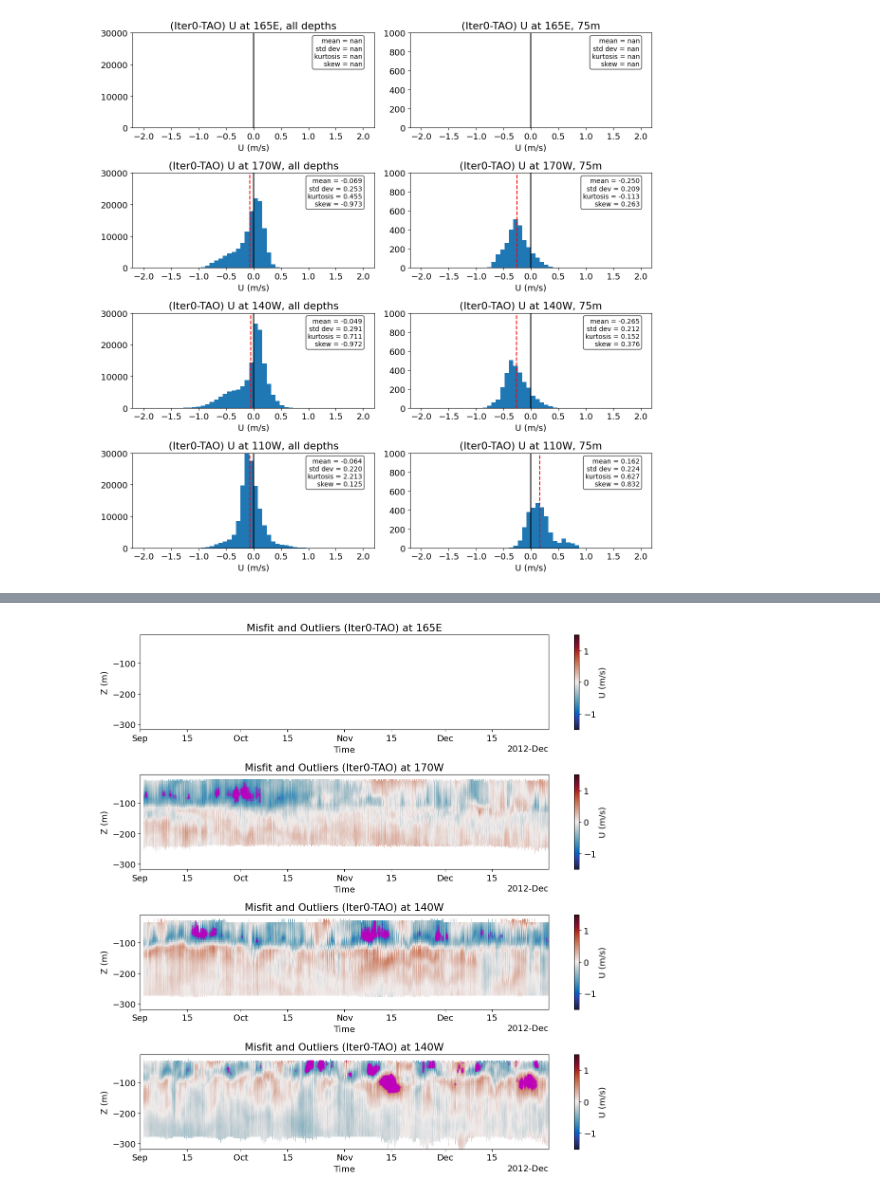
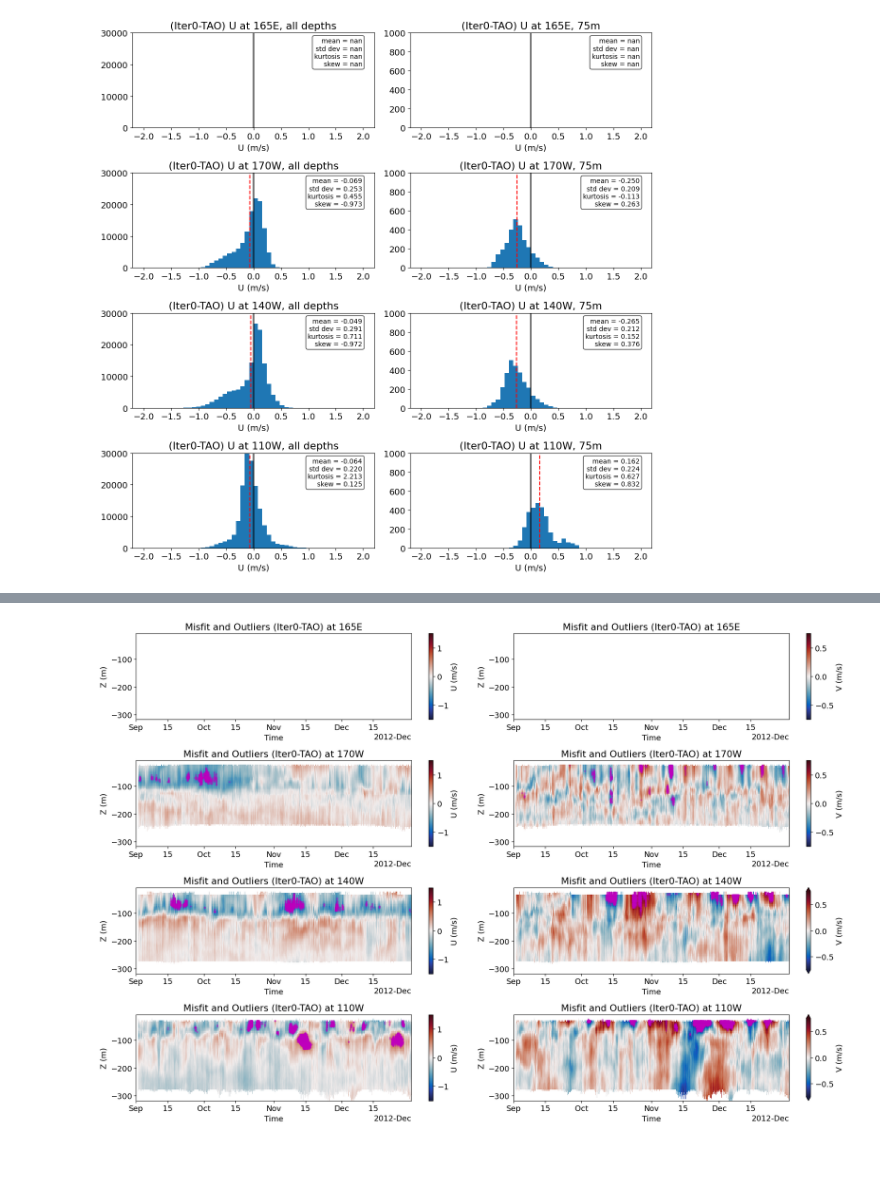
Before and after one commit to eldavenport/TPOSE6_VelocityAssim, a Jupyter notebook: Iter0/VelocityMisft/TPOSE_prof_velocity_misfit.ipynb, the cells around one changed output, grey strips where cells are left out. Saved outputs shown, nothing was run; the diff lists cells and outputs as text; code cells hidden in the pictures; blank space fills up the shorter version.

```diff
--- a/Iter0/VelocityMisft/TPOSE_prof_velocity_misfit.ipynb
+++ b/Iter0/VelocityMisft/TPOSE_prof_velocity_misfit.ipynb
@@ -871,51 +1599,95 @@ plt.savefig('adcp_iter0_outliers.png')
 # %%
 
-fig, ax = plt.subplots(figsize=(12,12),nrows=4)
+fig, ax = plt.subplots(figsize=(18,12),nrows=4,ncols=2)
 diff = (U6_165E[:,:,0,0] - U6_TAO_165E[:,:,0,0]).sel(time=slice('2012-09-01', None))
 z_scores = (diff - diff.mean()) / diff.std()
 outlier_mask = np.abs(z_scores.values) > 3
 time_idx, depth_idx = np.nonzero(outlier_mask)
 depth_vals = diff.Z.values[depth_idx]
 time_vals = diff.time.values[time_idx]
-diff.T.plot(ax=ax[0], cmap=cmo.balance, vmin=-1.5, vmax=1.5, cbar_kwargs={'label': 'U (m/s)'})
-ax[0].scatter(time_vals, depth_vals, color='m', s=5, alpha=0.3)
-ax[0].set_title('Misfit and Outliers (Iter0-TAO) at 165E')
-ax[0].set_ylabel('Z (m)')
+diff.T.plot(ax=ax[0,0], cmap=cmo.balance, vmin=-1.5, vmax=1.5, cbar_kwargs={'label': 'U (m/s)'})
+ax[0,0].scatter(time_vals, depth_vals, color='m', s=5, alpha=0.3)
+ax[0,0].set_title('Misfit and Outliers (Iter0-TAO) at 165E')
+ax[0,0].set_ylabel('Z (m)')
 
 diff = (U6_170[:,:,0,0] - U6_TAO_170[:,:,0,0]).sel(time=slice('2012-09-01', None))
 z_scores = (diff - diff.mean()) / diff.std()
 outlier_mask = np.abs(z_scores.values) > 3
 time_idx, depth_idx = np.nonzero(outlier_mask)
 depth_vals = diff.Z.values[depth_idx]
 time_vals = diff.time.values[time_idx]
-diff.T.plot(ax=ax[1], cmap=cmo.balance, vmin=-1.5, vmax=1.5, cbar_kwargs={'label': 'U (m/s)'})
-ax[1].scatter(time_vals, depth_vals, color='m', s=5, alpha=0.3)
-ax[1].set_title('Misfit and Outliers (Iter0-TAO) at 170W')
-ax[1].set_ylabel('Z (m)')
+diff.T.plot(ax=ax[1,0], cmap=cmo.balance, vmin=-1.5, vmax=1.5, cbar_kwargs={'label': 'U (m/s)'})
+ax[1,0].scatter(time_vals, depth_vals, color='m', s=5, alpha=0.3)
+ax[1,0].set_title('Misfit and Outliers (Iter0-TAO) at 170W')
+ax[1,0].set_ylabel('Z (m)')
 
 diff = (U6_140[:,:,0,0] - U6_TAO_140[:,:,0,0]).sel(time=slice('2012-09-01', None))
 z_scores = (diff - diff.mean()) / diff.std()
 outlier_mask = np.abs(z_scores.values) > 3
 time_idx, depth_idx = np.nonzero(outlier_mask)
 depth_vals = diff.Z.values[depth_idx]
 time_vals = diff.time.values[time_idx]
-diff.T.plot(ax=ax[2], cmap=cmo.balance, vmin=-1.5, vmax=1.5, cbar_kwargs={'label': 'U (m/s)'})
-ax[2].scatter(time_vals, depth_vals, color='m', s=5, alpha=0.3)
-ax[2].set_title('Misfit and Outliers (Iter0-TAO) at 140W')
-ax[2].set_ylabel('Z (m)')
+diff.T.plot(ax=ax[2,0], cmap=cmo.balance, vmin=-1.5, vmax=1.5, cbar_kwargs={'label': 'U (m/s)'})
+ax[2,0].scatter(time_vals, depth_vals, color='m', s=5, alpha=0.3)
+ax[2,0].set_title('Misfit and Outliers (Iter0-TAO) at 140W')
+ax[2,0].set_ylabel('Z (m)')
 
 diff = (U6_110[:,:,0,0] - U6_TAO_110[:,:,0,0]).sel(time=slice('2012-09-01', None))
 z_scores = (diff - diff.mean()) / diff.std()
 outlier_mask = np.abs(z_scores.values) > 3
 time_idx, depth_idx = np.nonzero(outlier_mask)
 depth_vals = diff.Z.values[depth_idx]
 time_vals = diff.time.values[time_idx]
-diff.T.plot(ax=ax[3], cmap=cmo.balance, vmin=-1.5, vmax=1.5, cbar_kwargs={'label': 'U (m/s)'})
-ax[3].scatter(time_vals, depth_vals, color='m', s=5, alpha=0.3)
-ax[3].set_title('Misfit and Outliers (Iter0-TAO) at 110W')
-ax[3].set_ylabel('Z (m)')
+diff.T.plot(ax=ax[3,0], cmap=cmo.balance, vmin=-1.5, vmax=1.5, cbar_kwargs={'label': 'U (m/s)'})
+ax[3,0].scatter(time_vals, depth_vals, color='m', s=5, alpha=0.3)
+ax[3,0].set_title('Misfit and Outliers (Iter0-TAO) at 110W')
+ax[3,0].set_ylabel('Z (m)')
+
+diff = (V6_165E[:,:,0,0] - V6_TAO_165E[:,:,0,0]).sel(time=slice('2012-09-01', None))
+z_scores = (diff - diff.mean()) / diff.std()
+outlier_mask = np.abs(z_scores.values) > 3
+time_idx, depth_idx = np.nonzero(outlier_mask)
+depth_vals = diff.Z.values[depth_idx]
+time_vals = diff.time.values[time_idx]
+diff.T.plot(ax=ax[0,1], cmap=cmo.balance, vmin=-0.75, vmax=0.75, cbar_kwargs={'label': 'V (m/s)'})
+ax[0,1].scatter(time_vals, depth_vals, color='m', s=5, alpha=0.3)
+ax[0,1].set_title('Misfit and Outliers (Iter0-TAO) at 165E')
+ax[0,1].set_ylabel('Z (m)')
+
+diff = (V6_170[:,:,0,0] - V6_TAO_170[:,:,0,0]).sel(time=slice('2012-09-01', None))
+z_scores = (diff - diff.mean()) / diff.std()
+outlier_mask = np.abs(z_scores.values) > 3
+time_idx, depth_idx = np.nonzero(outlier_mask)
+depth_vals = diff.Z.values[depth_idx]
+time_vals = diff.time.values[time_idx]
+diff.T.plot(ax=ax[1,1], cmap=cmo.balance, vmin=-0.75, vmax=0.75, cbar_kwargs={'label': 'V (m/s)'})
+ax[1,1].scatter(time_vals, depth_vals, color='m', s=5, alpha=0.3)
+ax[1,1].set_title('Misfit and Outliers (Iter0-TAO) at 170W')
+ax[1,1].set_ylabel('Z (m)')
+
+diff = (V6_140[:,:,0,0] - V6_TAO_140[:,:,0,0]).sel(time=slice('2012-09-01', None))
+z_scores = (diff - diff.mean()) / diff.std()
+outlier_mask = np.abs(z_scores.values) > 3
+time_idx, depth_idx = np.nonzero(outlier_mask)
+depth_vals = diff.Z.values[depth_idx]
+time_vals = diff.time.values[time_idx]
+diff.T.plot(ax=ax[2,1], cmap=cmo.balance, vmin=-0.75, vmax=0.75, cbar_kwargs={'label': 'V (m/s)'})
+ax[2,1].scatter(time_vals, depth_vals, color='m', s=5, alpha=0.3)
+ax[2,1].set_title('Misfit and Outliers (Iter0-TAO) at 140W')
+ax[2,1].set_ylabel('Z (m)')
+
+diff = (V6_110[:,:,0,0] - V6_TAO_110[:,:,0,0]).sel(time=slice('2012-09-01', None))
+z_scores = (diff - diff.mean()) / diff.std()
+outlier_mask = np.abs(z_scores.values) > 3
+time_idx, depth_idx = np.nonzero(outlier_mask)
+depth_vals = diff.Z.values[depth_idx]
+time_vals = diff.time.values[time_idx]
+diff.T.plot(ax=ax[3,1], cmap=cmo.balance, vmin=-0.75, vmax=0.75, cbar_kwargs={'label': 'V (m/s)'})
+ax[3,1].scatter(time_vals, depth_vals, color='m', s=5, alpha=0.3)
+ax[3,1].set_title('Misfit and Outliers (Iter0-TAO) at 110W')
+ax[3,1].set_ylabel('Z (m)')
 
 plt.tight_layout()
 plt.savefig('adcp_iter0_outliers_2D.png')
 # %% [output]
-[figure, old version]
+[figure, new version]
```
Also changed, not shown: parts of 13 cells of this notebook, 14 other files.
